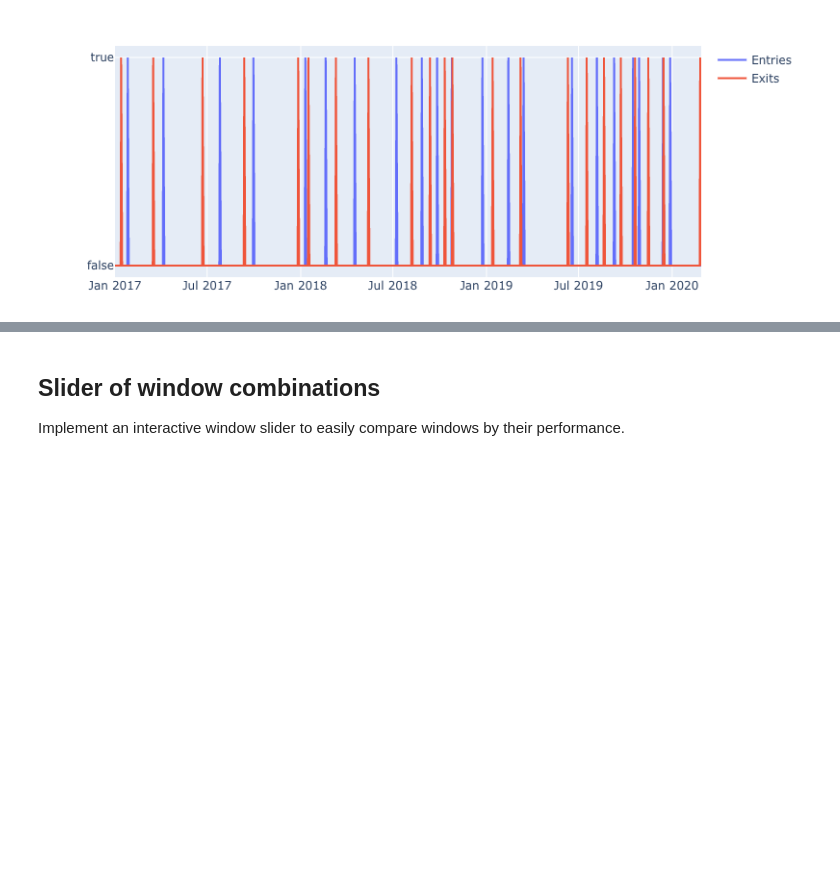
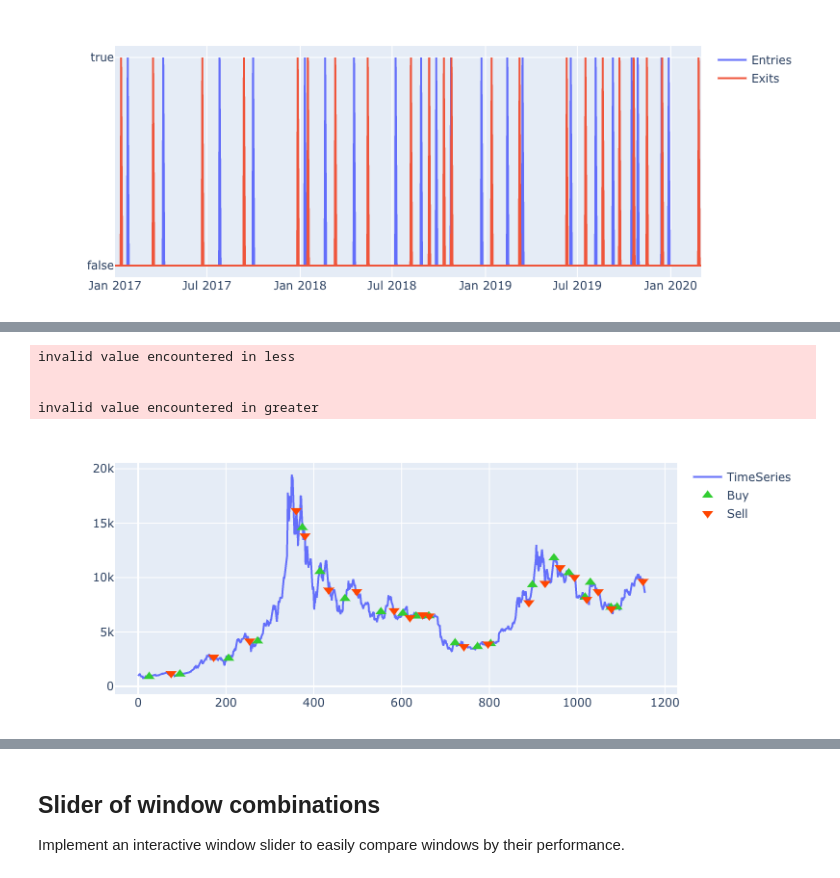
Before and after one commit to polakowo/vectorbt, a Jupyter notebook: examples/Bitcoin_DMAC.ipynb, the cells around one changed output, grey strips where cells are left out. Cells and saved outputs as stored; diff of their text form; code cells hidden in the pictures; blank space fills up the shorter version.

```diff
--- a/examples/Bitcoin_DMAC.ipynb
+++ b/examples/Bitcoin_DMAC.ipynb
@@ -126,6 +117,16 @@ print(slippage.shape)
 # %%
 # Build partfolio, which internally calculates the equity curve
-portfolio = vbt.Portfolio(ohlcv.open, positions, investment=INVESTMENT, fees=FEES, slippage=slippage)
+# Volume is set to np.inf to buy/sell everything
+portfolio = vbt.Portfolio.from_signals(
+    ohlcv.close, entries, exits, investment=INVESTMENT, commission=COMMISSION, slippage=slippage)
+
+portfolio.trades.plot(ohlcv.open).show_png()
+# %% [output]
+invalid value encountered in less
+
+
+invalid value encountered in greater
+[figure, added]
 # %%
 # Now build portfolio for a "Hold" strategy
 # Here we buy once at the beginning and never sell
```
Also changed, not shown: parts of 40 cells of this notebook, 12 other files.
